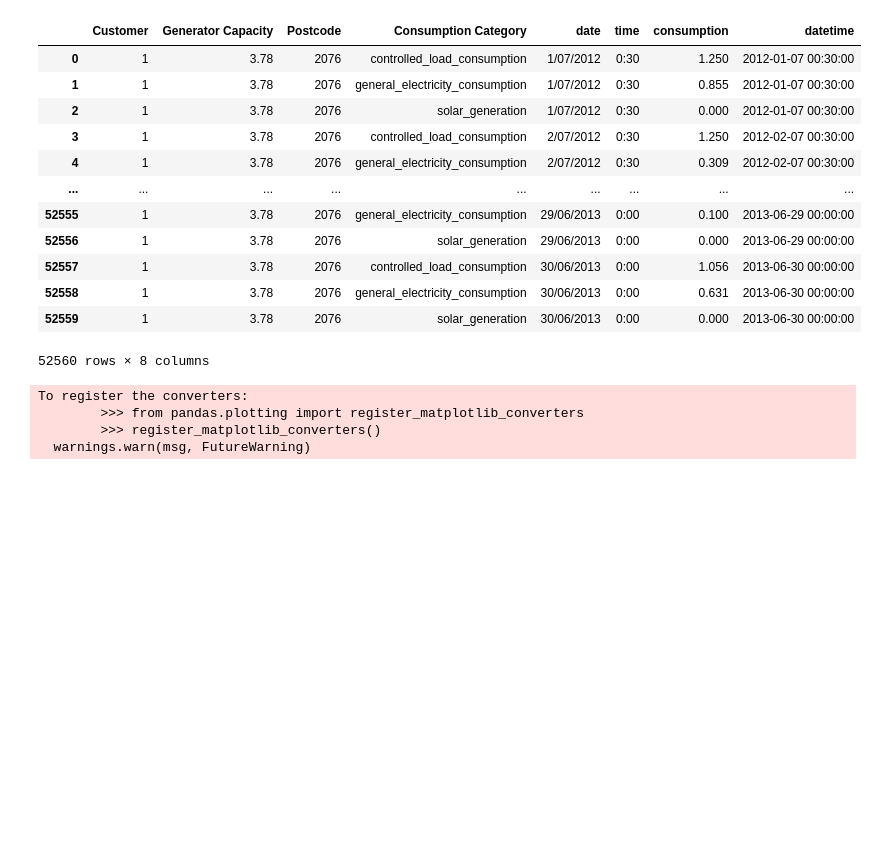
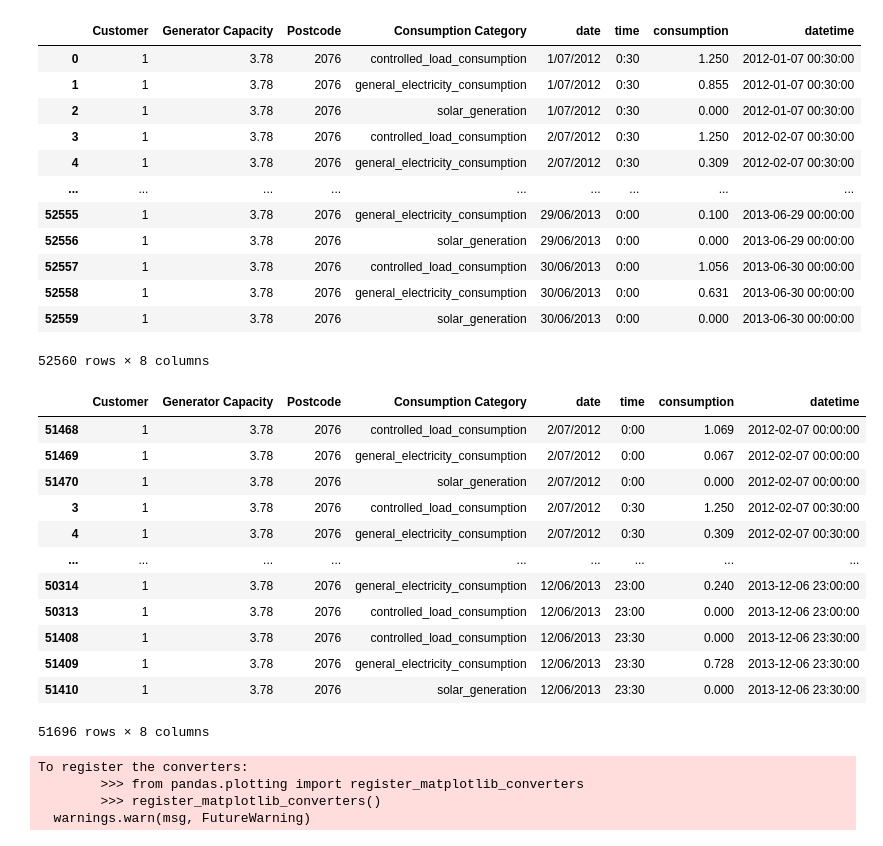
Before and after one commit to alexanderkell/battery-optimisation, a Jupyter notebook: notebooks/exploration/1.0-ajmk-data-exploration.ipynb, the cells around one changed output. Drawn from its saved outputs; the diff is of its cells as text; code cells hidden in the pictures; blank space fills up the shorter version.

```diff
--- a/notebooks/exploration/1.0-ajmk-data-exploration.ipynb
+++ b/notebooks/exploration/1.0-ajmk-data-exploration.ipynb
@@ -98,6 +98,22 @@ customer_1_long
 | 52558 | 1 | 3.78 | 2076 | general_electricity_consumption | 30/06/2013 | 0:00 | 0.631 | 2013-06-30 00:00:00 |
 | 52559 | 1 | 3.78 | 2076 | solar_generation | 30/06/2013 | 0:00 | 0.000 | 2013-06-30 00:00:00 |
 52560 rows × 8 columns
+# %%
+customer_1_long[customer_1_long.datetime > "2012-01-18 00:30:00"].sort_values("datetime")
+# %% [output]
+|  | Customer | Generator Capacity | Postcode | Consumption Category | date | time | consumption | datetime |
+| 51468 | 1 | 3.78 | 2076 | controlled_load_consumption | 2/07/2012 | 0:00 | 1.069 | 2012-02-07 00:00:00 |
+| 51469 | 1 | 3.78 | 2076 | general_electricity_consumption | 2/07/2012 | 0:00 | 0.067 | 2012-02-07 00:00:00 |
+| 51470 | 1 | 3.78 | 2076 | solar_generation | 2/07/2012 | 0:00 | 0.000 | 2012-02-07 00:00:00 |
+| 3 | 1 | 3.78 | 2076 | controlled_load_consumption | 2/07/2012 | 0:30 | 1.250 | 2012-02-07 00:30:00 |
+| 4 | 1 | 3.78 | 2076 | general_electricity_consumption | 2/07/2012 | 0:30 | 0.309 | 2012-02-07 00:30:00 |
+| ... | ... | ... | ... | ... | ... | ... | ... | ... |
+| 50314 | 1 | 3.78 | 2076 | general_electricity_consumption | 12/06/2013 | 23:00 | 0.240 | 2013-12-06 23:00:00 |
+| 50313 | 1 | 3.78 | 2076 | controlled_load_consumption | 12/06/2013 | 23:00 | 0.000 | 2013-12-06 23:00:00 |
+| 51408 | 1 | 3.78 | 2076 | controlled_load_consumption | 12/06/2013 | 23:30 | 0.000 | 2013-12-06 23:30:00 |
+| 51409 | 1 | 3.78 | 2076 | general_electricity_consumption | 12/06/2013 | 23:30 | 0.728 | 2013-12-06 23:30:00 |
+| 51410 | 1 | 3.78 | 2076 | solar_generation | 12/06/2013 | 23:30 | 0.000 | 2013-12-06 23:30:00 |
+51696 rows × 8 columns
 # %%
 sns.lineplot(data=customer_1_long[(customer_1_long.datetime>"2012-01-07") & (customer_1_long.datetime<"2012-01-08")], x="datetime", y="consumption", hue="Consumption Category")
 # %% [output]
```
Also changed, not shown: parts of 1 cell of this notebook, 2 other files.
